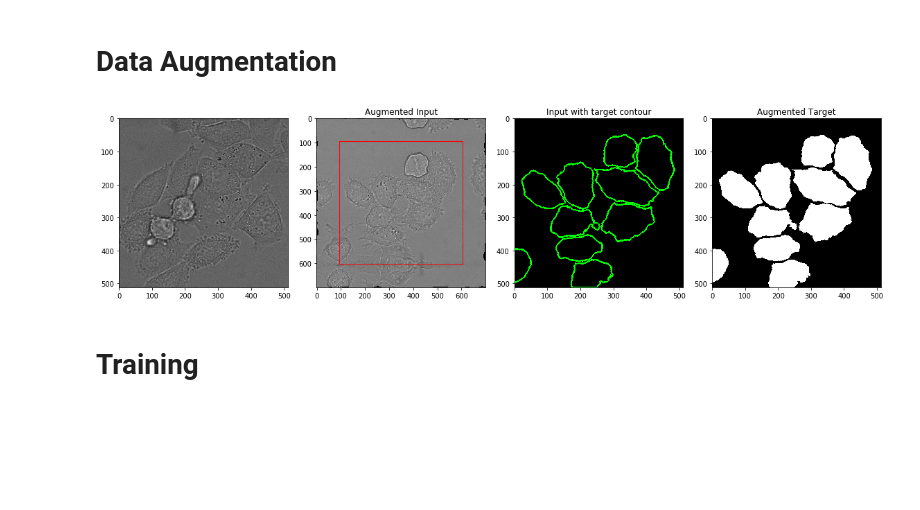
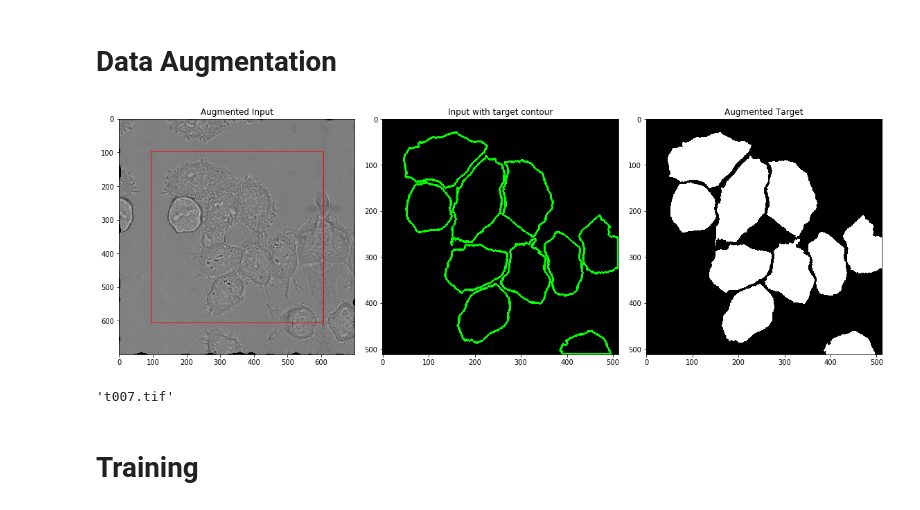
Before and after one commit to nsirons/DL-unet, a Jupyter notebook: main.ipynb, the cells around one changed output. Cells and saved outputs as stored; diff of their text form; code cells hidden in the pictures; blank space fills up the shorter version.

Commit message:
Changes overall,  all clean, ready for trainings

```diff
--- a/main.ipynb
+++ b/main.ipynb
@@ -36,6 +38,11 @@ download_all_data()
 # DATASET = 'PhC-C2DH-U373'
 # DATASET = 'ISBI2012'
 DATASET = 'DIC-C2DH-HeLa'
+
+ISBI2012 = False
+
+if DATASET is 'ISBI2012':
+    ISBI2012 = True
 
 target_path = os.path.join(CUR_DIR, "data", f"{DATASET}-training", "01_ST", "SEG")
 target_GT_path = os.path.join(CUR_DIR, "data", f"{DATASET}-training", "01_GT", "SEG")
@@ -50,7 +57,7 @@ target = os.listdir(target_path)
 for image in target_GT:
     shutil.copyfile(os.path.join(target_GT_path, image), os.path.join(target_path, image))
 
-for i in range(5):
+for i in range(3):
     # load images
     img_training = cv.imread(os.path.join(training_path, f"t{target[i][7:]}"))
     img_gt = cv.imread(os.path.join(target_path, target[i]), -1)
@@ -92,40 +97,43 @@ for i in range(5):
 # %% [markdown]
 # Data Augmentation
 # %%
-root_dir = os.path.join(CUR_DIR, "data", "DIC-C2DH-HeLa-training")
-train_dataset = ImageDataset(root_dir, alpha=200, sigma=10)   # For training + validation
+root_dir = os.path.join(CUR_DIR, "data", f"{DATASET}-training")
+data = ImageDataset(root_dir, alpha=200, sigma=10, ISBI2012=ISBI2012)   # For training + validation
 
-# Visualise augmentation
-img, gt = train_dataset[0]
+orig_img = cv.imread(os.path.join(root_dir, '01', os.listdir(os.path.join(root_dir, "01"))[0]), -1)
+
+img, gt = data[0]
 
 original_size, input_size, _ = input_size_compute(gt)
 pad = int((input_size - original_size) / 2)
 
 fig = plt.figure(figsize=(16,9))
-ax0 = fig.add_subplot(141)
-ax1 = fig.add_subplot(142)
-ax2 = fig.add_subplot(143)
-ax3 = fig.add_subplot(144)
+ax0 = fig.add_subplot(131)
+ax1 = fig.add_subplot(132)
+ax2 = fig.add_subplot(133)
 
 rect = patches.Rectangle((pad,pad),original_size,original_size,linewidth=1,edgecolor='r',facecolor='none')
 gt = gt.reshape(gt.shape[1:]).numpy().astype(np.uint8)
 contours, hierarchy = cv.findContours(gt, cv.RETR_TREE, cv.CHAIN_APPROX_SIMPLE)
 image = cv.cvtColor(img.reshape(img.shape[1:])[pad:pad+original_size,pad:pad+original_size].numpy().astype(np.uint8),cv.COLOR_GRAY2RGB)
 cv.drawContours(image, contours, -1, (0, 255, 0), 3)
 
-ax0.imshow(train_dataset.image[i], cmap='gray')
-ax1.imshow(img.reshape(img.shape[1:]), cmap='gray')
-ax1.add_patch(rect)
-ax1.set_title("Augmented Input")
-ax2.imshow(image)
-ax2.set_title("Input with target contour")
-ax3.imshow(gt, cmap='gray')
-ax3.set_title("Augmented Target")
+ax0.imshow(img.reshape(img.shape[1:]), cmap='gray')
+ax0.add_patch(rect)
+ax0.set_title('Augmented Input')
+ax1.imshow(image)
+ax1.set_title('Input with target contour')
+ax2.imshow(gt, cmap='gray')
+ax2.set_title('Augmented Target')
 
 fig.tight_layout()
 plt.show()
 # %% [output]
-[figure, old version]
+[figure, new version]
+# %%
+os.listdir(os.path.join(root_dir, "01"))[0]
+# %% [output]
+'t007.tif'
 # %% [markdown]
 # Training
 # %%
```
Also changed, not shown: parts of 11 cells of this notebook, 5 other files.
